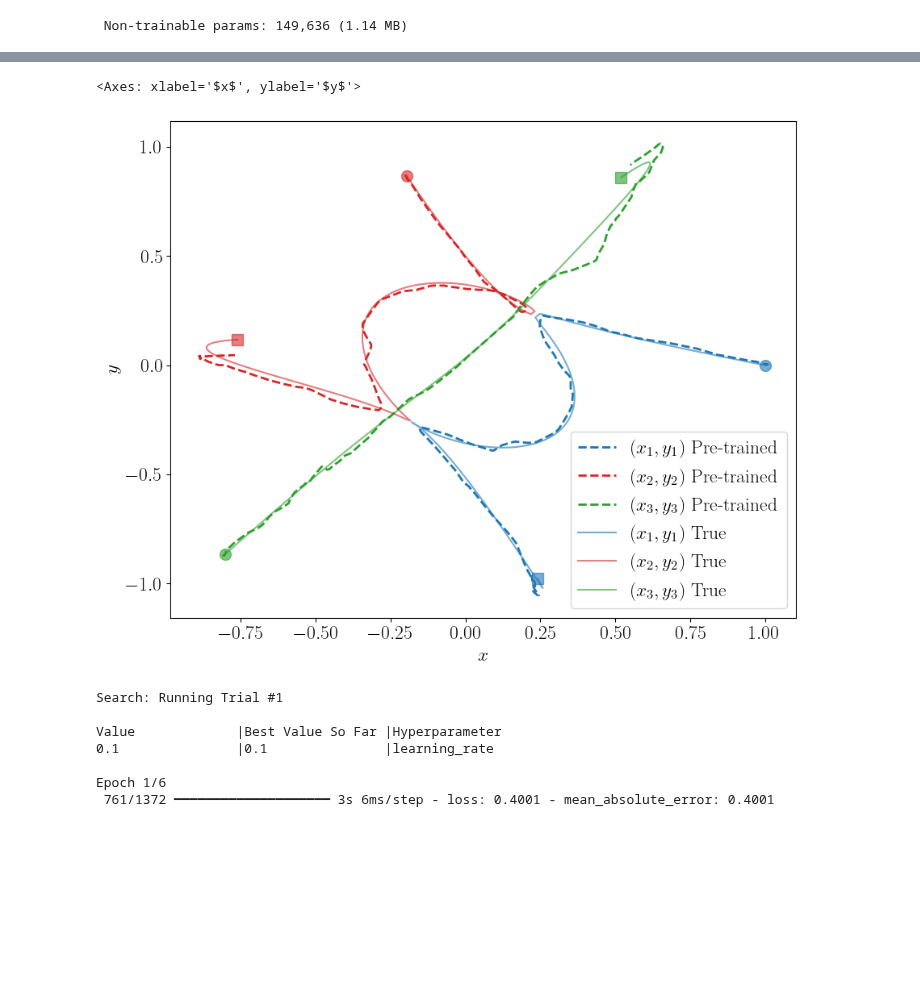
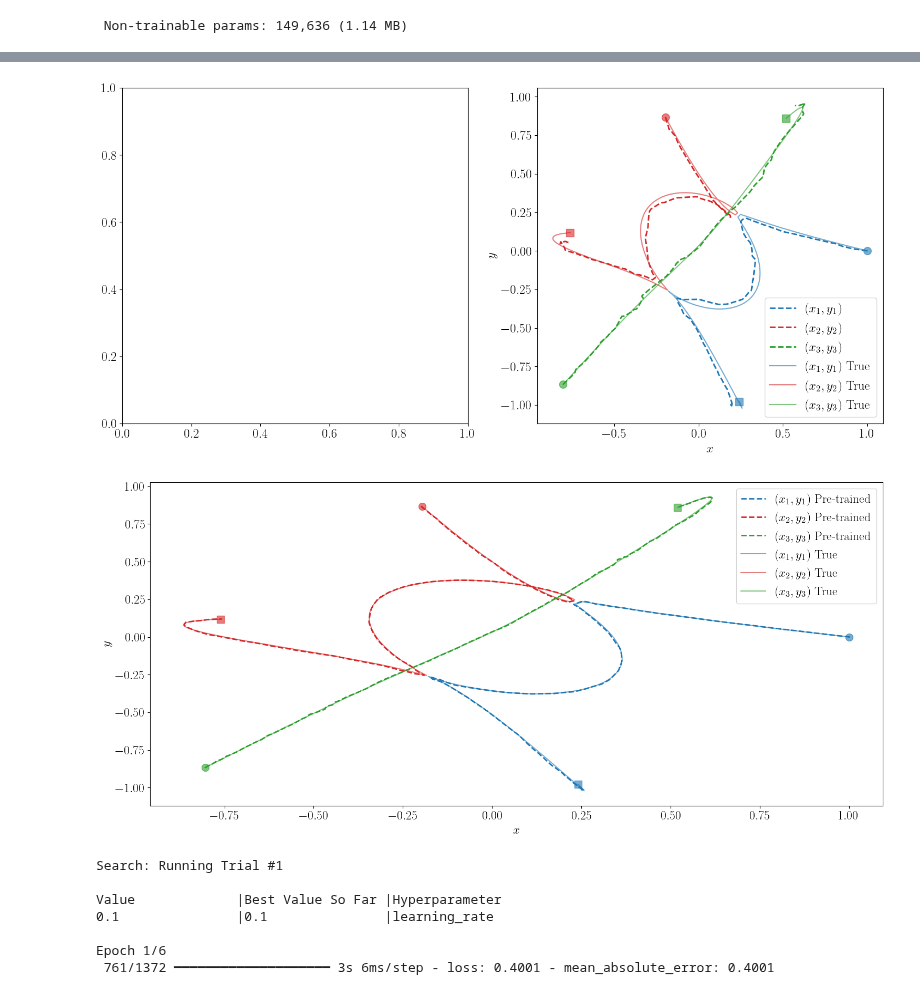
Before and after one commit to stommen/tif285-projects, a Jupyter notebook: project_2/project2_JHOS.ipynb, the cells around one changed output, grey strips where cells are left out. Saved outputs shown, nothing was run; the diff lists cells and outputs as text; code cells hidden in the pictures; blank space fills up the shorter version.

Commit message:
Fixed plot and CNN

```diff
--- a/project_2/project2_JHOS.ipynb
+++ b/project_2/project2_JHOS.ipynb
@@ -106,7 +106,7 @@ def get_trajectories(pred, indx):
     p3 = np.dstack((x3, y3))
     return p1, p2, p3
 
-def plot_trajectories(p1, p2, p3,model, ax=None, **kwargs):
+def plot_trajectories(p1, p2, p3,model,ax_ind, ax=None, **kwargs):
     """
     Plots trajectories for points p1, p2, p3
 
@@ -120,9 +120,8 @@ def plot_trajectories(p1, p2, p3,model, ax=None, **kwargs):
     Returns:
         ax: Axes object
     """
-    if ax is None:
-        fig, ax = plt.subplots()
-    ax.figure.set_size_inches(10, 8)
+    #fig, ax = plt.subplots(1,2)
+    ax.figure.set_size_inches(18, 8)
     ax.plot(p1[0,:,0], p1[0,:,1], label=f'$(x_1,y_1)$ {model}', **kwargs,color='tab:blue')
     ax.plot(p2[0,:,0], p2[0,:,1], label=f'$(x_2,y_2)$ {model}', **kwargs,color='tab:red')
     ax.plot(p3[0,:,0], p3[0,:,1], label=f'$(x_3,y_3)$ {model}', **kwargs,color='tab:green')
@@ -280,20 +300,29 @@ plot_history(history_dense, 'model_5_Dense', save_training_curves = False)
 # %%
-tradject = prediction(model_dense, val_targets, val_data)
+tradject = prediction(model_cnn, val_targets, val_data)
 # %%
 tradject_pre = prediction(pre_trained_model, val_targets, val_data)
 # %%
 tradjectory = 2
 
+fig,ax = plt.subplots(1,2)
+
 p1, p2, p3 = get_trajectories(tradject, tradjectory)
-plot_trajectories(p1,p2,p3,'Pre-trained', linestyle='--', ax=plt.gca(),alpha = 1,linewidth=2)
+plot_trajectories(p1,p2,p3,'',ax_ind=0, linestyle='--', ax=plt.gca(),alpha = 1,linewidth=2)
 
 p1, p2, p3 = get_trajectories(val_targets, tradjectory)
-plot_trajectories(p1,p2,p3,'True',ax=plt.gca(),alpha=0.6)
+plot_trajectories(p1,p2,p3,'True',ax_ind = 0,ax=plt.gca(),alpha=0.6)
+plt.show()
 
+p1, p2, p3 = get_trajectories(tradject_pre, tradjectory)
+plot_trajectories(p1,p2,p3,'Pre-trained',ax_ind = 1, linestyle='--', ax=plt.gca(),alpha = 1,linewidth=2)
+
+p1, p2, p3 = get_trajectories(val_targets, tradjectory)
+plot_trajectories(p1,p2,p3,'True',ax_ind = 1,ax=plt.gca(),alpha=0.6)
+plt.show()
 #plt.savefig('Trajectories_pre.svg')
 # %% [output]
-<Axes: xlabel='$x$', ylabel='$y$'>
-[figure, old version]
+[figure, new version]
+[figure, added]
 # %%
 import keras_tuner
 
```
Also changed, not shown: parts of 6 cells of this notebook.
